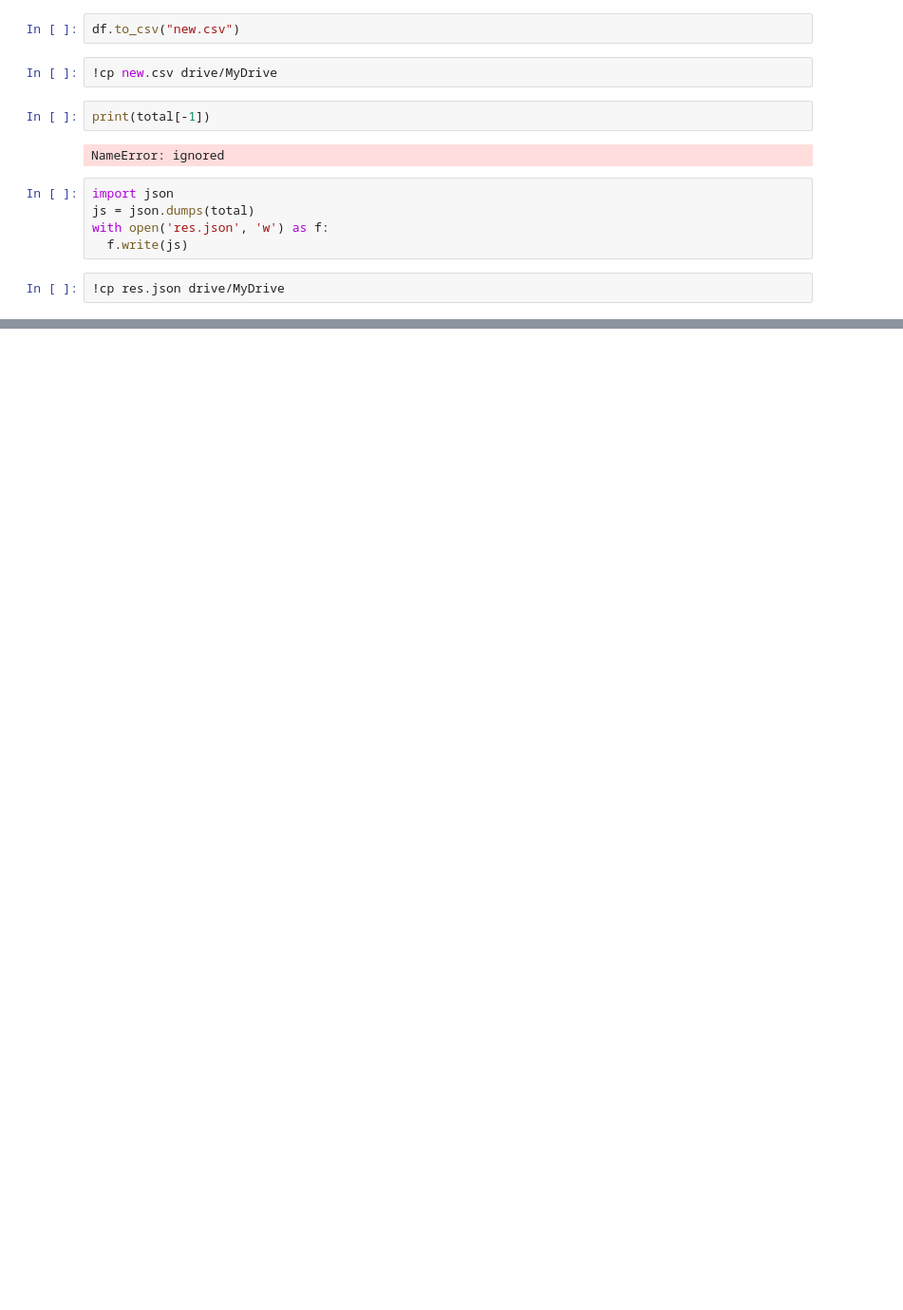
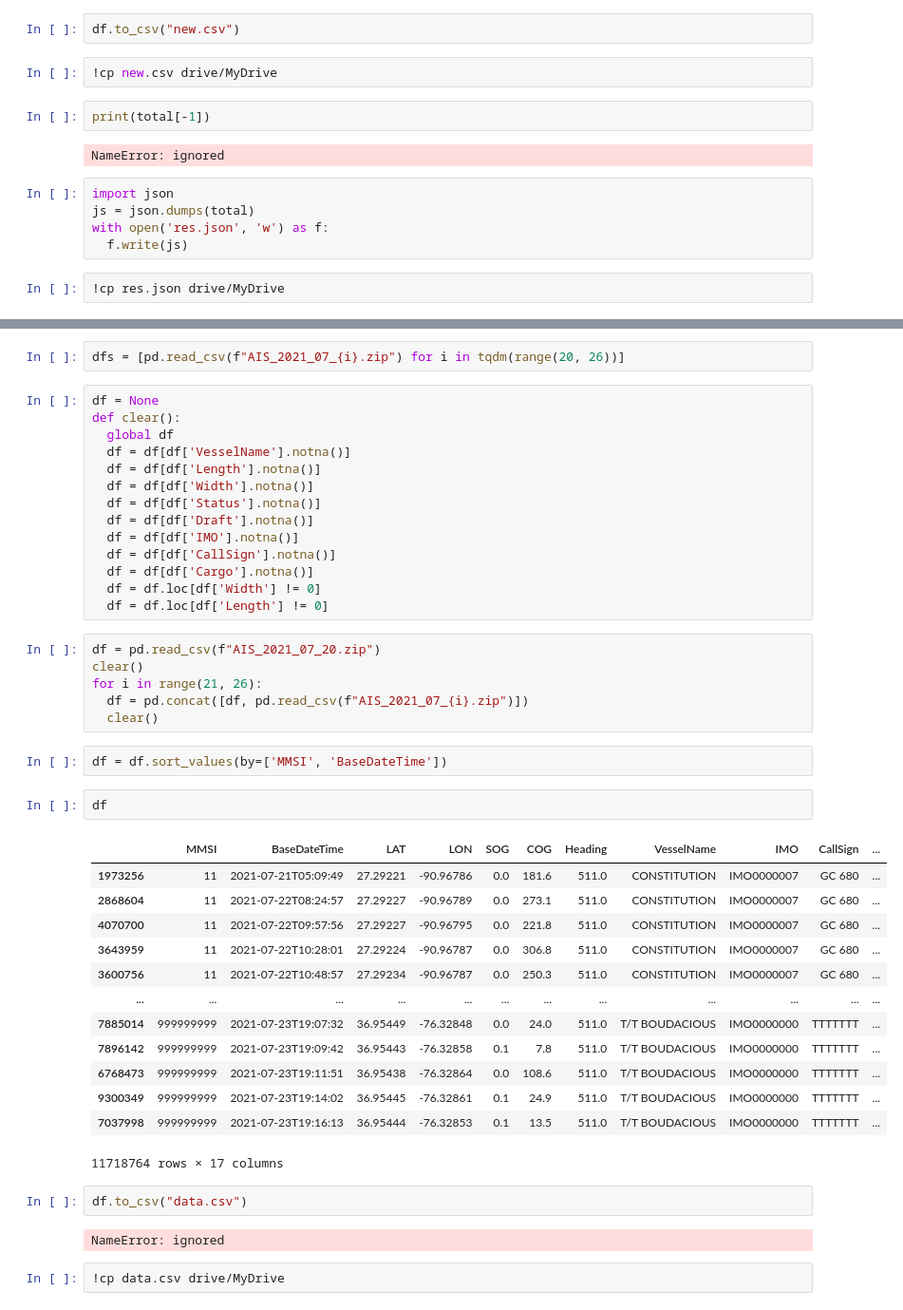
Before and after one commit to dpp-shlyopa-team/backend, a Jupyter notebook: dpp.shlyopa.team.ipynb, the cells around one changed output, grey strips where cells are left out. Shown at 95% size. Drawn from its saved outputs; the diff is of its cells as text; blank space fills up the shorter version.

```diff
--- a/dpp.shlyopa.team.ipynb
+++ b/dpp.shlyopa.team.ipynb
@@ -208,0 +238,46 @@ with open('res.json', 'w') as f:
+# %%
+dfs = [pd.read_csv(f"AIS_2021_07_{i}.zip") for i in tqdm(range(20, 26))]
+# %%
+df = None
+def clear():
+  global df
+  df = df[df['VesselName'].notna()]
+  df = df[df['Length'].notna()]
+  df = df[df['Width'].notna()]
+  df = df[df['Status'].notna()]
+  df = df[df['Draft'].notna()]
+  df = df[df['IMO'].notna()]
+  df = df[df['CallSign'].notna()]
+  df = df[df['Cargo'].notna()]
+  df = df.loc[df['Width'] != 0]
+  df = df.loc[df['Length'] != 0]
+# %%
+df = pd.read_csv(f"AIS_2021_07_20.zip")
+clear()
+for i in range(21, 26):
+  df = pd.concat([df, pd.read_csv(f"AIS_2021_07_{i}.zip")])
+  clear()
+# %%
+df = df.sort_values(by=['MMSI', 'BaseDateTime'])
+# %%
+df
+# %% [output]
+|  | MMSI | BaseDateTime | LAT | LON | SOG | COG | Heading | VesselName | IMO | CallSign | ... |
+| 1973256 | 11 | 2021-07-21T05:09:49 | 27.29221 | -90.96786 | 0.0 | 181.6 | 511.0 | CONSTITUTION | IMO0000007 | GC 680 | ... |
+| 2868604 | 11 | 2021-07-22T08:24:57 | 27.29227 | -90.96789 | 0.0 | 273.1 | 511.0 | CONSTITUTION | IMO0000007 | GC 680 | ... |
+| 4070700 | 11 | 2021-07-22T09:57:56 | 27.29227 | -90.96795 | 0.0 | 221.8 | 511.0 | CONSTITUTION | IMO0000007 | GC 680 | ... |
+| 3643959 | 11 | 2021-07-22T10:28:01 | 27.29224 | -90.96787 | 0.0 | 306.8 | 511.0 | CONSTITUTION | IMO0000007 | GC 680 | ... |
+| 3600756 | 11 | 2021-07-22T10:48:57 | 27.29234 | -90.96787 | 0.0 | 250.3 | 511.0 | CONSTITUTION | IMO0000007 | GC 680 | ... |
+| ... | ... | ... | ... | ... | ... | ... | ... | ... | ... | ... | ... |
+| 7885014 | 999999999 | 2021-07-23T19:07:32 | 36.95449 | -76.32848 | 0.0 | 24.0 | 511.0 | T/T BOUDACIOUS | IMO0000000 | TTTTTTT | ... |
+| 7896142 | 999999999 | 2021-07-23T19:09:42 | 36.95443 | -76.32858 | 0.1 | 7.8 | 511.0 | T/T BOUDACIOUS | IMO0000000 | TTTTTTT | ... |
+| 6768473 | 999999999 | 2021-07-23T19:11:51 | 36.95438 | -76.32864 | 0.0 | 108.6 | 511.0 | T/T BOUDACIOUS | IMO0000000 | TTTTTTT | ... |
+| 9300349 | 999999999 | 2021-07-23T19:14:02 | 36.95445 | -76.32861 | 0.1 | 24.9 | 511.0 | T/T BOUDACIOUS | IMO0000000 | TTTTTTT | ... |
+| 7037998 | 999999999 | 2021-07-23T19:16:13 | 36.95444 | -76.32853 | 0.1 | 13.5 | 511.0 | T/T BOUDACIOUS | IMO0000000 | TTTTTTT | ... |
+11718764 rows × 17 columns
+# %%
+df.to_csv("data.csv")
+# %% [output]
+NameError: ignored
+# %%
+!cp data.csv drive/MyDrive
```
Also changed, not shown: parts of 11 cells of this notebook.
